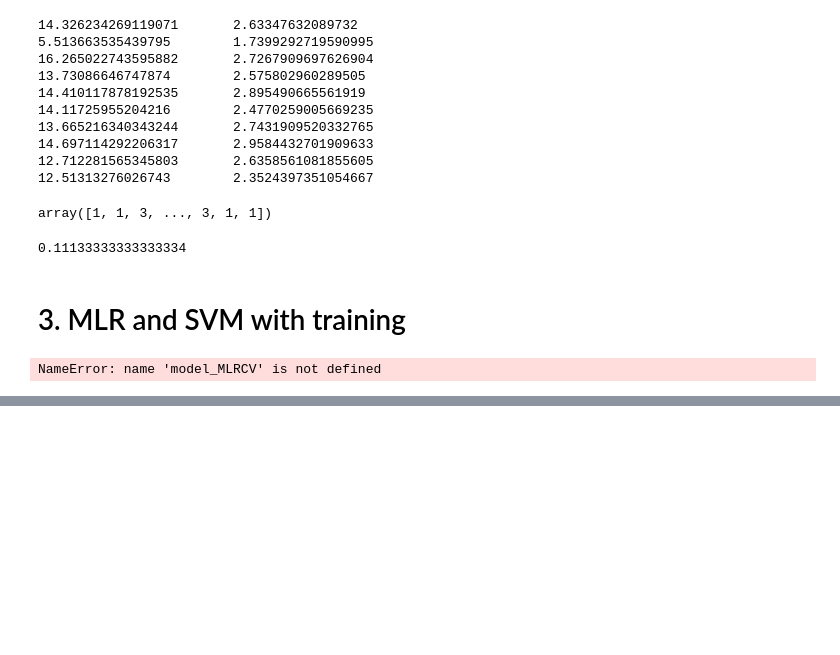
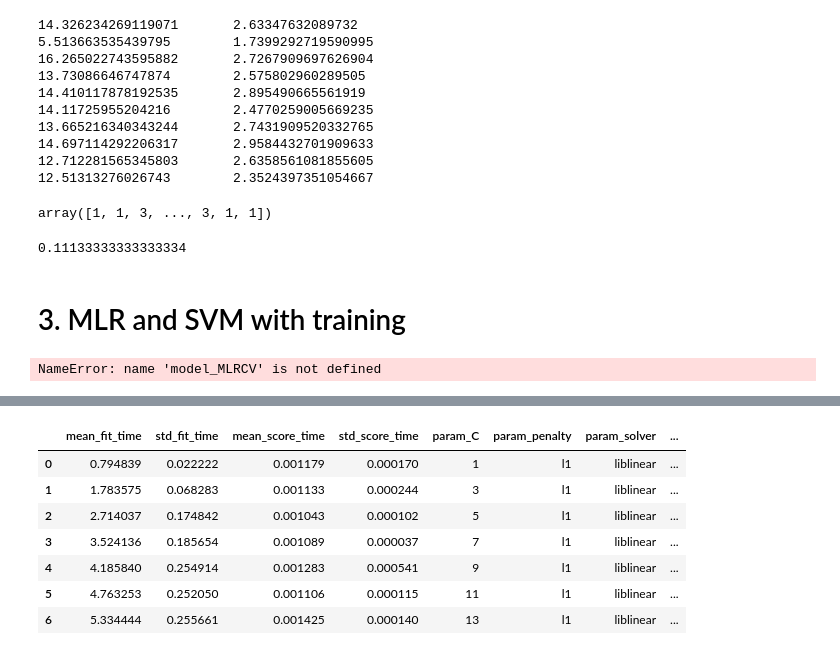
Before and after one commit to MikaSie/Project_Pattern_Recognition, a Jupyter notebook: Pattern_Recognition_Assignment1.ipynb, the cells around one changed output, grey strips where cells are left out. Drawn from its saved outputs; the diff is of its cells as text; code cells hidden in the pictures; blank space fills up the shorter version.

```diff
--- a/Pattern_Recognition_Assignment1.ipynb
+++ b/Pattern_Recognition_Assignment1.ipynb
@@ -226 +226,22 @@ Wall time: 52.4 s
+# %%
+#Determine the best logistic regression model with gridsearch and 7 C values
+
+clf = GridSearchCV(LogisticRegression(), {
+    'penalty': ['l1'],
+    'solver': ['liblinear'],
+    'C': [1, 3, 5, 7 , 9, 11, 13]
+    }, cv=5, return_train_score = False)
+
+clf.fit(X_train, y_train)
+df = pd.DataFrame(clf.cv_results_)
+df
+# %% [output]
+|  | mean_fit_time | std_fit_time | mean_score_time | std_score_time | param_C | param_penalty | param_solver | ... |
+| 0 | 0.794839 | 0.022222 | 0.001179 | 0.000170 | 1 | l1 | liblinear | ... |
+| 1 | 1.783575 | 0.068283 | 0.001133 | 0.000244 | 3 | l1 | liblinear | ... |
+| 2 | 2.714037 | 0.174842 | 0.001043 | 0.000102 | 5 | l1 | liblinear | ... |
+| 3 | 3.524136 | 0.185654 | 0.001089 | 0.000037 | 7 | l1 | liblinear | ... |
+| 4 | 4.185840 | 0.254914 | 0.001283 | 0.000541 | 9 | l1 | liblinear | ... |
+| 5 | 4.763253 | 0.252050 | 0.001106 | 0.000115 | 11 | l1 | liblinear | ... |
+| 6 | 5.334444 | 0.255661 | 0.001425 | 0.000140 | 13 | l1 | liblinear | ... |
 # %%
```
Also changed, not shown: parts of 5 cells of this notebook.
